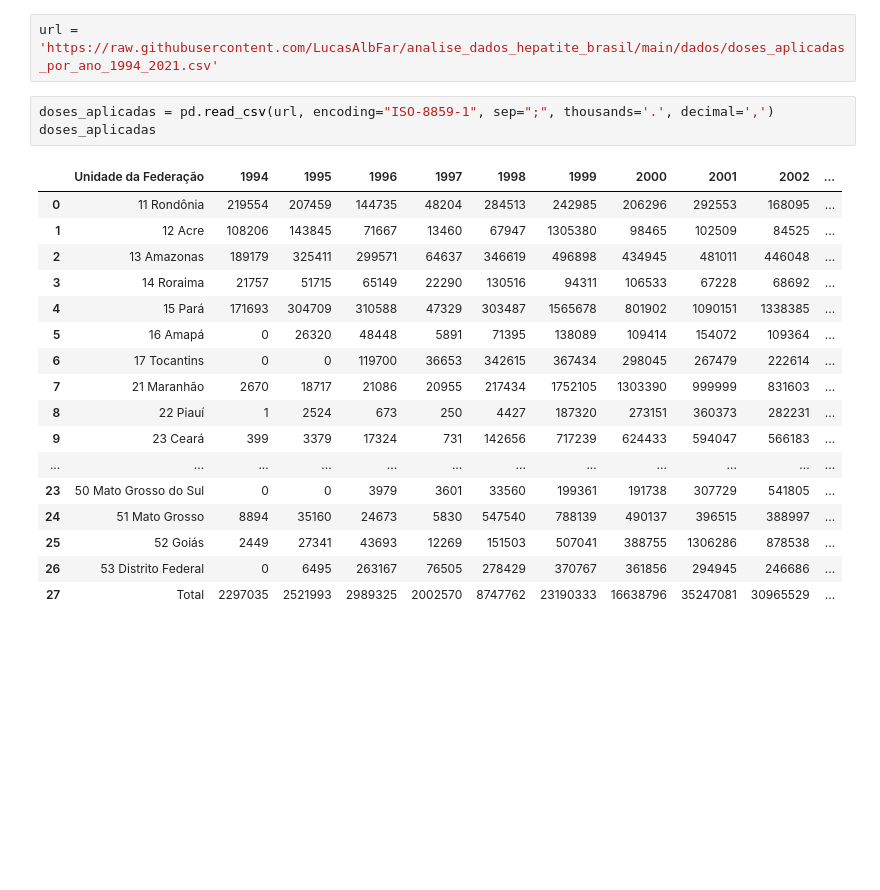
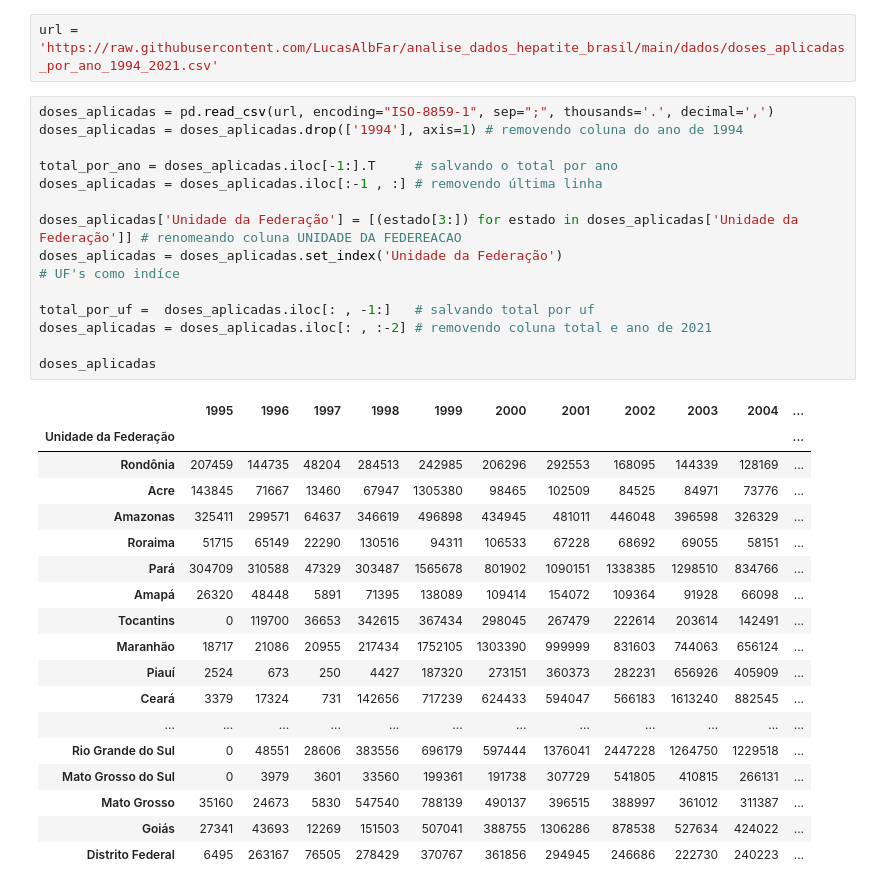
Before and after one commit to LucasAlbFar/analise_dados_hepatite_brasil, a Jupyter notebook: notebooks/main.ipynb, the cells around one changed output. Cells and saved outputs as stored; diff of their text form; blank space fills up the shorter version.

Commit message:
applied changes in the DATAFRAME doses_aplicadas

```diff
--- a/notebooks/main.ipynb
+++ b/notebooks/main.ipynb
@@ -12,24 +12,36 @@ import statistics
 plt.rc('figure', figsize=(20,7))
 # %%
 url = 'https://raw.githubusercontent.com/LucasAlbFar/analise_dados_hepatite_brasil/main/dados/doses_aplicadas_por_ano_1994_2021.csv'
-# %%
-doses_aplicadas = pd.read_csv(url, encoding="ISO-8859-1", sep=";", thousands='.', decimal=',')
-doses_aplicadas
-# %% [output]
-|  | Unidade da Federação | 1994 | 1995 | 1996 | 1997 | 1998 | 1999 | 2000 | 2001 | 2002 | ... |
-| 0 | 11 Rondônia | 219554 | 207459 | 144735 | 48204 | 284513 | 242985 | 206296 | 292553 | 168095 | ... |
-| 1 | 12 Acre | 108206 | 143845 | 71667 | 13460 | 67947 | 1305380 | 98465 | 102509 | 84525 | ... |
-| 2 | 13 Amazonas | 189179 | 325411 | 299571 | 64637 | 346619 | 496898 | 434945 | 481011 | 446048 | ... |
-| 3 | 14 Roraima | 21757 | 51715 | 65149 | 22290 | 130516 | 94311 | 106533 | 67228 | 68692 | ... |
-| 4 | 15 Pará | 171693 | 304709 | 310588 | 47329 | 303487 | 1565678 | 801902 | 1090151 | 1338385 | ... |
-| 5 | 16 Amapá | 0 | 26320 | 48448 | 5891 | 71395 | 138089 | 109414 | 154072 | 109364 | ... |
-| 6 | 17 Tocantins | 0 | 0 | 119700 | 36653 | 342615 | 367434 | 298045 | 267479 | 222614 | ... |
-| 7 | 21 Maranhão | 2670 | 18717 | 21086 | 20955 | 217434 | 1752105 | 1303390 | 999999 | 831603 | ... |
-| 8 | 22 Piauí | 1 | 2524 | 673 | 250 | 4427 | 187320 | 273151 | 360373 | 282231 | ... |
-| 9 | 23 Ceará | 399 | 3379 | 17324 | 731 | 142656 | 717239 | 624433 | 594047 | 566183 | ... |
-| ... | ... | ... | ... | ... | ... | ... | ... | ... | ... | ... | ... |
-| 23 | 50 Mato Grosso do Sul | 0 | 0 | 3979 | 3601 | 33560 | 199361 | 191738 | 307729 | 541805 | ... |
-| 24 | 51 Mato Grosso | 8894 | 35160 | 24673 | 5830 | 547540 | 788139 | 490137 | 396515 | 388997 | ... |
-| 25 | 52 Goiás | 2449 | 27341 | 43693 | 12269 | 151503 | 507041 | 388755 | 1306286 | 878538 | ... |
-| 26 | 53 Distrito Federal | 0 | 6495 | 263167 | 76505 | 278429 | 370767 | 361856 | 294945 | 246686 | ... |
-| 27 | Total | 2297035 | 2521993 | 2989325 | 2002570 | 8747762 | 23190333 | 16638796 | 35247081 | 30965529 | ... |
+# %%
+doses_aplicadas = pd.read_csv(url, encoding="ISO-8859-1", sep=";", thousands='.', decimal=',')
+doses_aplicadas = doses_aplicadas.drop(['1994'], axis=1) # removendo coluna do ano de 1994
+
+total_por_ano = doses_aplicadas.iloc[-1:].T     # salvando o total por ano
+doses_aplicadas = doses_aplicadas.iloc[:-1 , :] # removendo última linha
+
+doses_aplicadas['Unidade da Federação'] = [(estado[3:]) for estado in doses_aplicadas['Unidade da Federação']] # renomeando coluna UNIDADE DA FEDEREACAO
+doses_aplicadas = doses_aplicadas.set_index('Unidade da Federação')                                            # UF's como indíce
+
+total_por_uf =  doses_aplicadas.iloc[: , -1:]   # salvando total por uf
+doses_aplicadas = doses_aplicadas.iloc[: , :-2] # removendo coluna total e ano de 2021
+
+doses_aplicadas
+# %% [output]
+|  | 1995 | 1996 | 1997 | 1998 | 1999 | 2000 | 2001 | 2002 | 2003 | 2004 | ... |
+| Unidade da Federação |  |  |  |  |  |  |  |  |  |  | ... |
+| Rondônia | 207459 | 144735 | 48204 | 284513 | 242985 | 206296 | 292553 | 168095 | 144339 | 128169 | ... |
+| Acre | 143845 | 71667 | 13460 | 67947 | 1305380 | 98465 | 102509 | 84525 | 84971 | 73776 | ... |
+| Amazonas | 325411 | 299571 | 64637 | 346619 | 496898 | 434945 | 481011 | 446048 | 396598 | 326329 | ... |
+| Roraima | 51715 | 65149 | 22290 | 130516 | 94311 | 106533 | 67228 | 68692 | 69055 | 58151 | ... |
+| Pará | 304709 | 310588 | 47329 | 303487 | 1565678 | 801902 | 1090151 | 1338385 | 1298510 | 834766 | ... |
+| Amapá | 26320 | 48448 | 5891 | 71395 | 138089 | 109414 | 154072 | 109364 | 91928 | 66098 | ... |
+| Tocantins | 0 | 119700 | 36653 | 342615 | 367434 | 298045 | 267479 | 222614 | 203614 | 142491 | ... |
+| Maranhão | 18717 | 21086 | 20955 | 217434 | 1752105 | 1303390 | 999999 | 831603 | 744063 | 656124 | ... |
+| Piauí | 2524 | 673 | 250 | 4427 | 187320 | 273151 | 360373 | 282231 | 656926 | 405909 | ... |
+| Ceará | 3379 | 17324 | 731 | 142656 | 717239 | 624433 | 594047 | 566183 | 1613240 | 882545 | ... |
+| ... | ... | ... | ... | ... | ... | ... | ... | ... | ... | ... | ... |
+| Rio Grande do Sul | 0 | 48551 | 28606 | 383556 | 696179 | 597444 | 1376041 | 2447228 | 1264750 | 1229518 | ... |
+| Mato Grosso do Sul | 0 | 3979 | 3601 | 33560 | 199361 | 191738 | 307729 | 541805 | 410815 | 266131 | ... |
+| Mato Grosso | 35160 | 24673 | 5830 | 547540 | 788139 | 490137 | 396515 | 388997 | 361012 | 311387 | ... |
+| Goiás | 27341 | 43693 | 12269 | 151503 | 507041 | 388755 | 1306286 | 878538 | 527634 | 424022 | ... |
+| Distrito Federal | 6495 | 263167 | 76505 | 278429 | 370767 | 361856 | 294945 | 246686 | 222730 | 240223 | ... |
```
